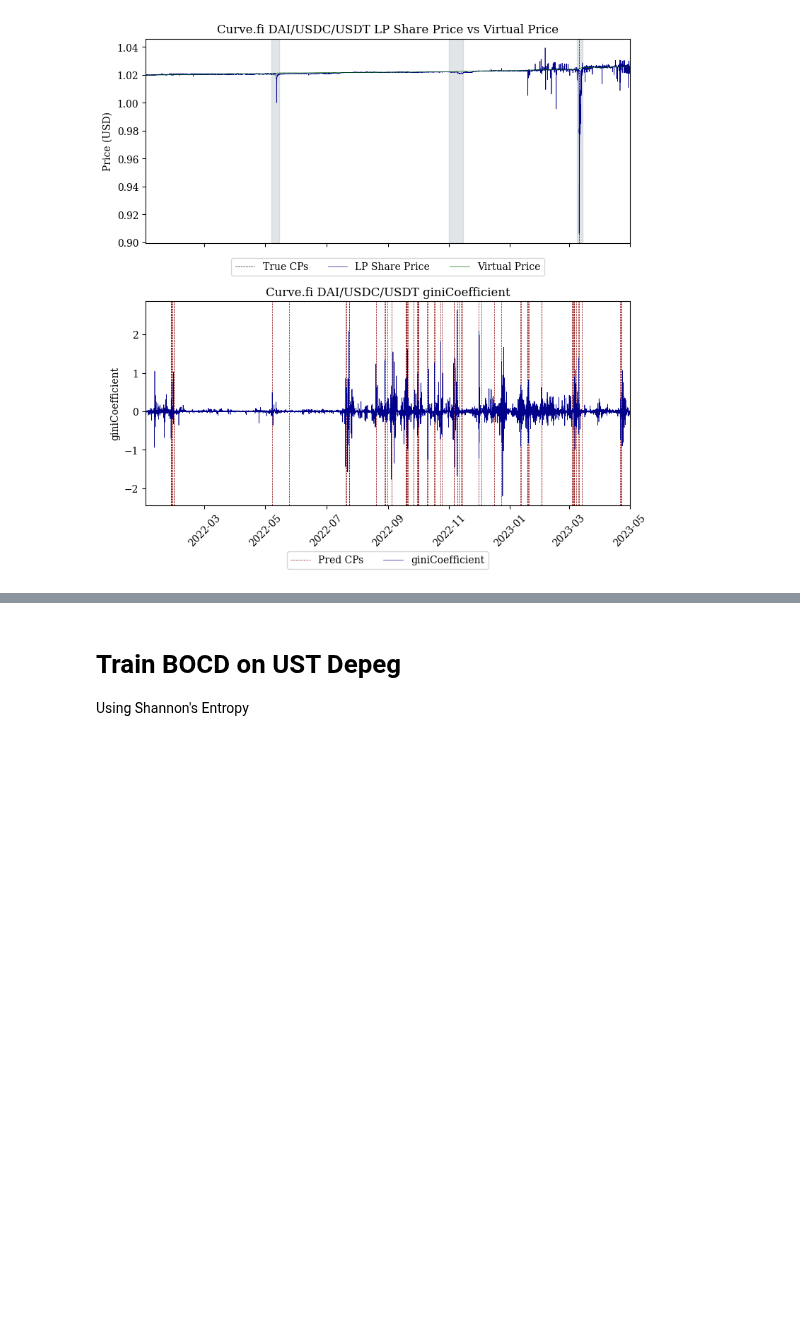
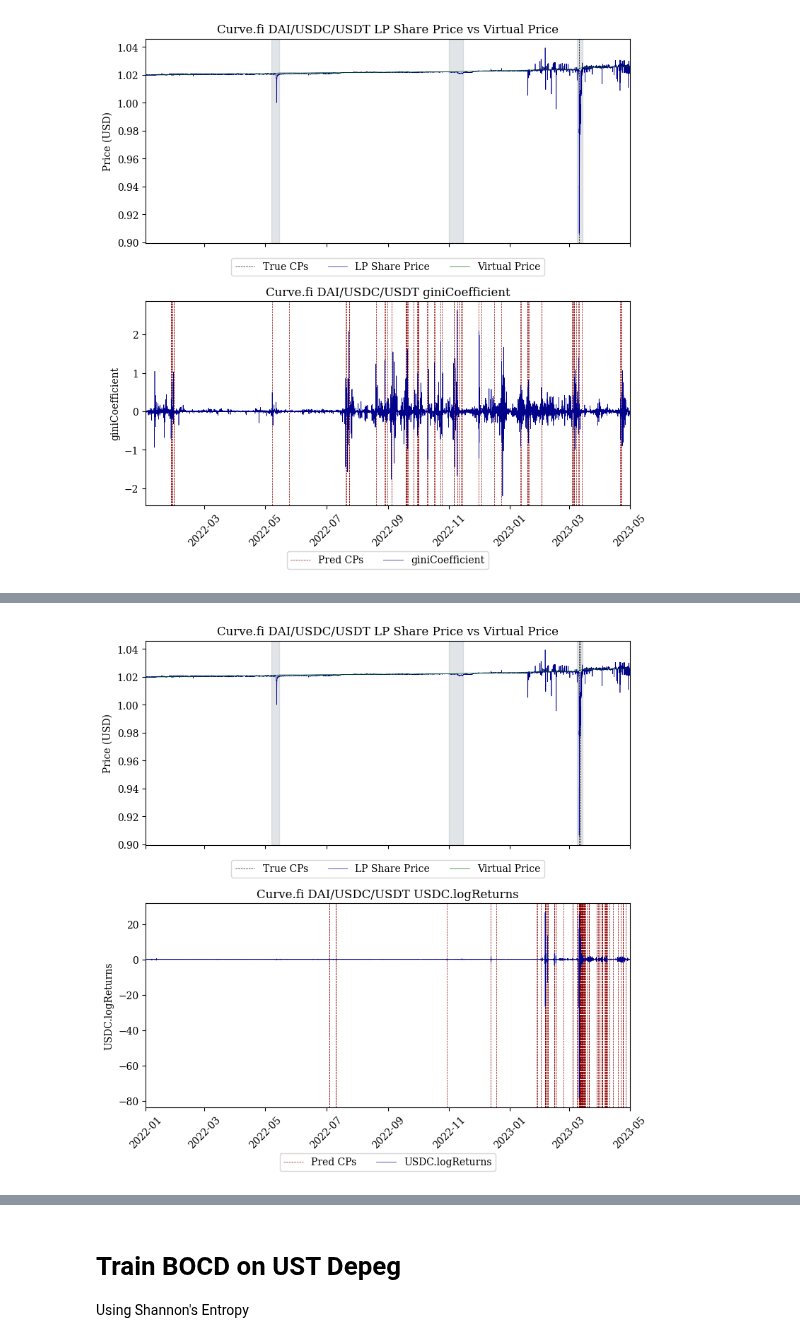
Before and after one commit to xenophonlabs/curve-lp-metrics, a Jupyter notebook: notebooks/usdc_depeg_analysis.ipynb, the cells around one changed output, grey strips where cells are left out. Cells and saved outputs as stored; diff of their text form; code cells hidden in the pictures; blank space fills up the shorter version.

Commit message:
token metrics

```diff
--- a/notebooks/usdc_depeg_analysis.ipynb
+++ b/notebooks/usdc_depeg_analysis.ipynb
@@ -97,25 +117,27 @@ bocd_plot_comp(X, lp_share_price.resample(FREQ).last(), virtual_price, y, y_pred
 # %%
 THRESH = 0.05
 ALPHA = 1/5
 FREQ = timedelta(hours=1)
 MARGIN = timedelta(hours=24)
 
 token = "0xa0b86991c6218b36c1d19d4a2e9eb0ce3606eb48"
 metric = 'USDC.logReturns'
 
 start_ts, start_block = DataFetcher.get_block(datetime.fromisoformat("2022-01-01"))
 end_ts, end_block = DataFetcher.get_block(datetime.fromisoformat("2023-05-01"))
 
 ohlcv = datahandler.get_ohlcv_data(token, start_ts, end_ts)
 ohlcv['peg'] = 1
 peg = ohlcv['peg']
 price = ohlcv['close']
 
 y = metricsprocessor.true_cps(price, peg, freq=FREQ, thresh=THRESH)
-# X = datahandler.get_X(metric, pool, start_ts, end_ts, FREQ)
+X = datahandler.get_token_X(metric, token, start_ts, end_ts, FREQ)
 
-# model = BOCD(margin=MARGIN, alpha=ALPHA, verbose=True)
-# model.update({'alpha':10, 'beta':10, 'kappa':0.1})
-# y_pred, y_ps = model.predict(X)
+model = BOCD(margin=MARGIN, alpha=ALPHA, verbose=True)
+model.update({'alpha':10, 'beta':10, 'kappa':0.1})
+y_pred, y_ps = model.predict(X)
 
-# bocd_plot_comp(X, lp_share_price.resample(FREQ).last(), virtual_price, y, y_pred, show=True, metric=metric, pool=pool_metadata[pool]['name'])
+bocd_plot_comp(X, lp_share_price.resample(FREQ).last(), virtual_price, y, y_pred, show=True, metric=metric, pool=pool_metadata[pool]['name'])
+# %% [output]
+[figure, added]
```
Also changed, not shown: parts of 3 cells of this notebook, 4 other files.
